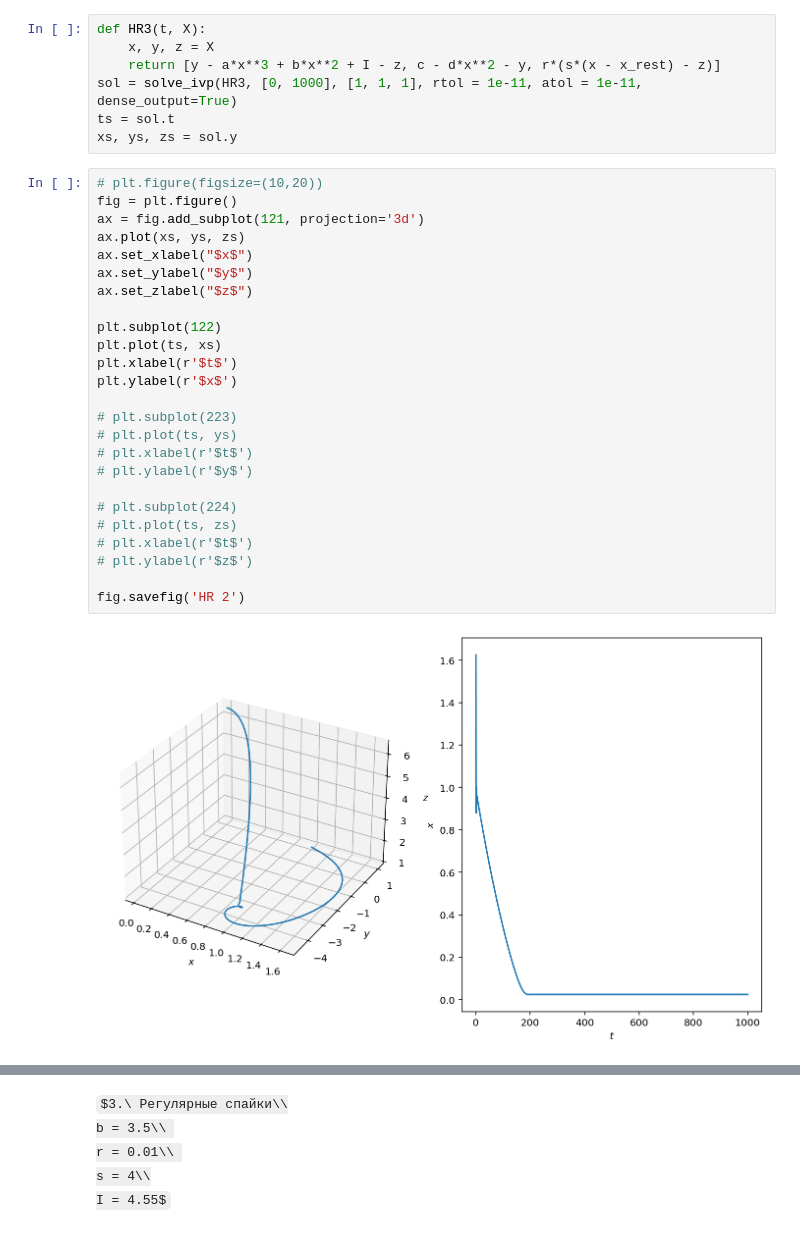
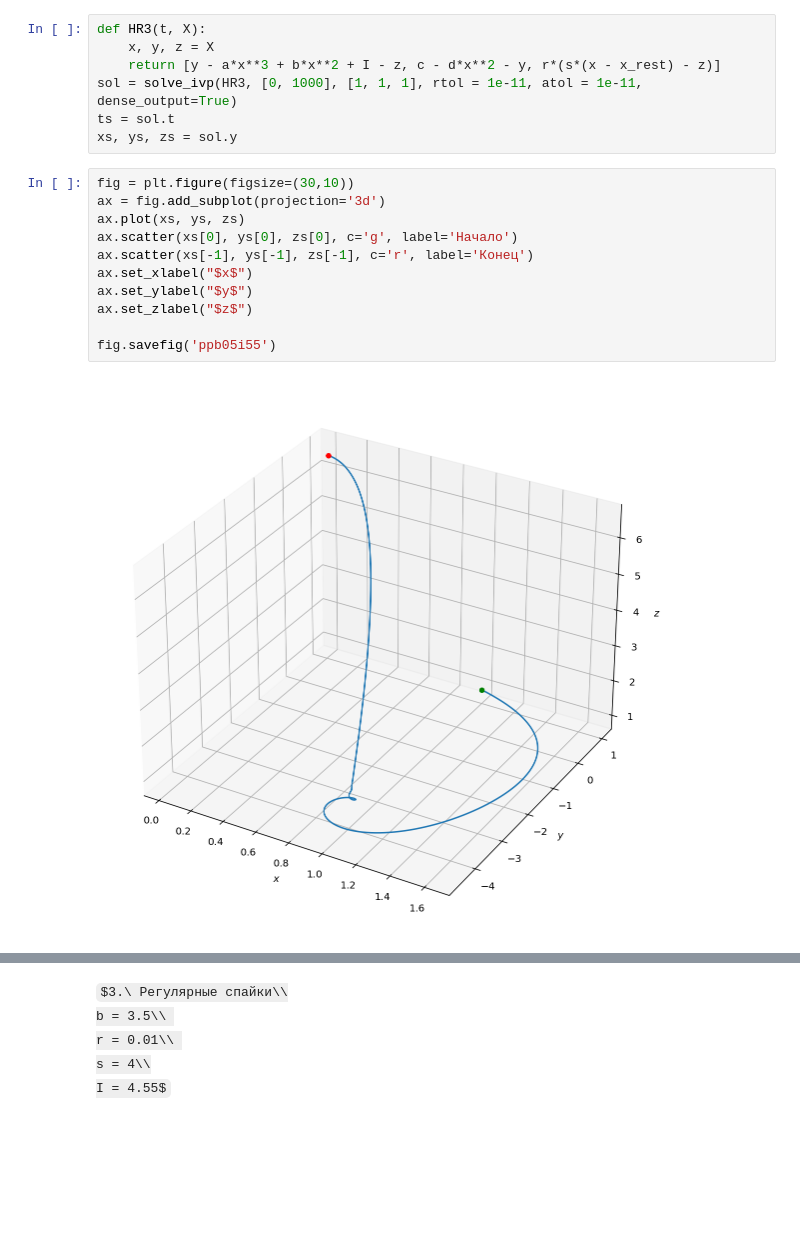
Before and after one commit to SemenutaEgor/-Extreme-events-in-phenomenological-neural-networks-with-different-types-of-connections, a Jupyter notebook: Hindmarsh-Rose 3.ipynb, the cells around one changed output, grey strips where cells are left out. Saved outputs shown, nothing was run; the diff lists cells and outputs as text; some formulas as TeX source; blank space fills up the shorter version.

```diff
--- a/Hindmarsh-Rose 3.ipynb
+++ b/Hindmarsh-Rose 3.ipynb
@@ -95,30 +91,16 @@ def HR3(t, X):
 sol = solve_ivp(HR3, [0, 1000], [1, 1, 1], rtol = 1e-11, atol = 1e-11, dense_output=True)
 ts = sol.t
 xs, ys, zs = sol.y
-# %%
-# plt.figure(figsize=(10,20))
-fig = plt.figure()
-ax = fig.add_subplot(121, projection='3d')
-ax.plot(xs, ys, zs)
-ax.set_xlabel("$x$")
-ax.set_ylabel("$y$")
-ax.set_zlabel("$z$")
-
-plt.subplot(122)
-plt.plot(ts, xs)
-plt.xlabel(r'$t$')
-plt.ylabel(r'$x$')
-
-# plt.subplot(223)
-# plt.plot(ts, ys)
-# plt.xlabel(r'$t$')
-# plt.ylabel(r'$y$')
-
-# plt.subplot(224)
-# plt.plot(ts, zs)
-# plt.xlabel(r'$t$')
-# plt.ylabel(r'$z$')
-
-fig.savefig('HR 2')
-# %% [output]
-[figure, removed]
+# %%
+fig = plt.figure(figsize=(30,10))
+ax = fig.add_subplot(projection='3d')
+ax.plot(xs, ys, zs)
+ax.scatter(xs[0], ys[0], zs[0], c='g', label='Начало')
+ax.scatter(xs[-1], ys[-1], zs[-1], c='r', label='Конец')
+ax.set_xlabel("$x$")
+ax.set_ylabel("$y$")
+ax.set_zlabel("$z$")
+
+fig.savefig('ppb05i55')
+# %% [output]
+[figure, added]
```
Also changed, not shown: parts of 27 cells of this notebook, 3 other files.
